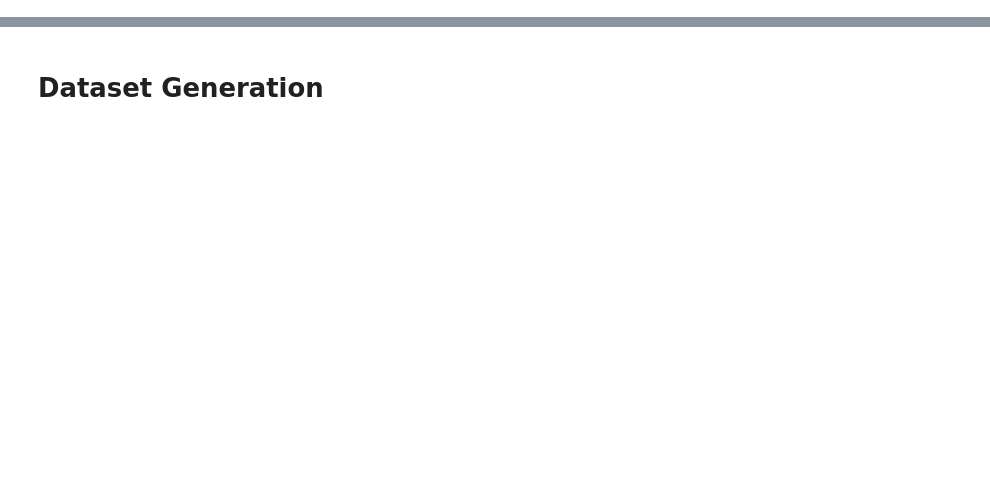
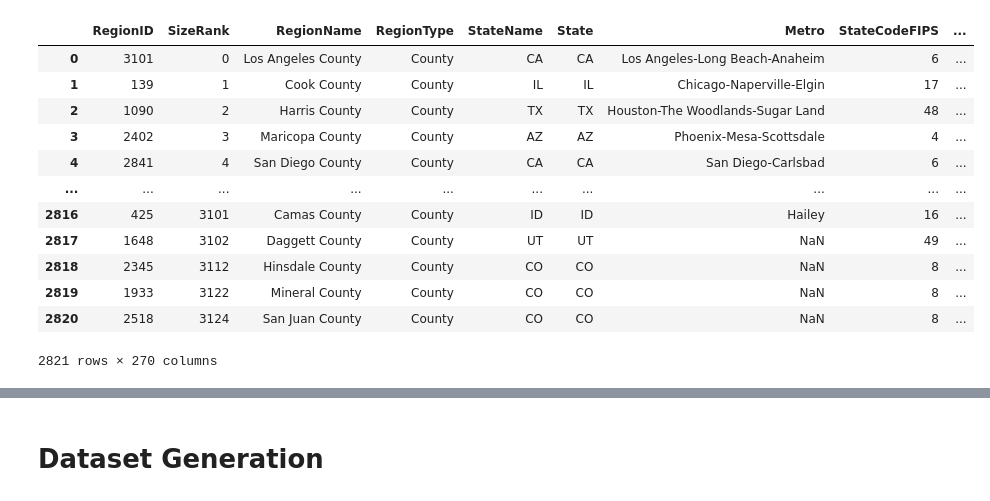
Before and after one commit to Adrianne-Fu/Orie-4741-Project, a Jupyter notebook: midterm code.ipynb, the cells around one changed output, grey strips where cells are left out. Saved outputs shown, nothing was run; the diff lists cells and outputs as text; code cells hidden in the pictures; blank space fills up the shorter version.

```diff
--- a/midterm code.ipynb
+++ b/midterm code.ipynb
@@ -14,2 +38,16 @@ from sklearn.metrics import silhouette_score
 # %%
-# price
+price
+# %% [output]
+|  | RegionID | SizeRank | RegionName | RegionType | StateName | State | Metro | StateCodeFIPS | ... |
+| 0 | 3101 | 0 | Los Angeles County | County | CA | CA | Los Angeles-Long Beach-Anaheim | 6 | ... |
+| 1 | 139 | 1 | Cook County | County | IL | IL | Chicago-Naperville-Elgin | 17 | ... |
+| 2 | 1090 | 2 | Harris County | County | TX | TX | Houston-The Woodlands-Sugar Land | 48 | ... |
+| 3 | 2402 | 3 | Maricopa County | County | AZ | AZ | Phoenix-Mesa-Scottsdale | 4 | ... |
+| 4 | 2841 | 4 | San Diego County | County | CA | CA | San Diego-Carlsbad | 6 | ... |
+| ... | ... | ... | ... | ... | ... | ... | ... | ... | ... |
+| 2816 | 425 | 3101 | Camas County | County | ID | ID | Hailey | 16 | ... |
+| 2817 | 1648 | 3102 | Daggett County | County | UT | UT | NaN | 49 | ... |
+| 2818 | 2345 | 3112 | Hinsdale County | County | CO | CO | NaN | 8 | ... |
+| 2819 | 1933 | 3122 | Mineral County | County | CO | CO | NaN | 8 | ... |
+| 2820 | 2518 | 3124 | San Juan County | County | CO | CO | NaN | 8 | ... |
+2821 rows × 270 columns
```
Also changed, not shown: parts of 13 cells of this notebook.
